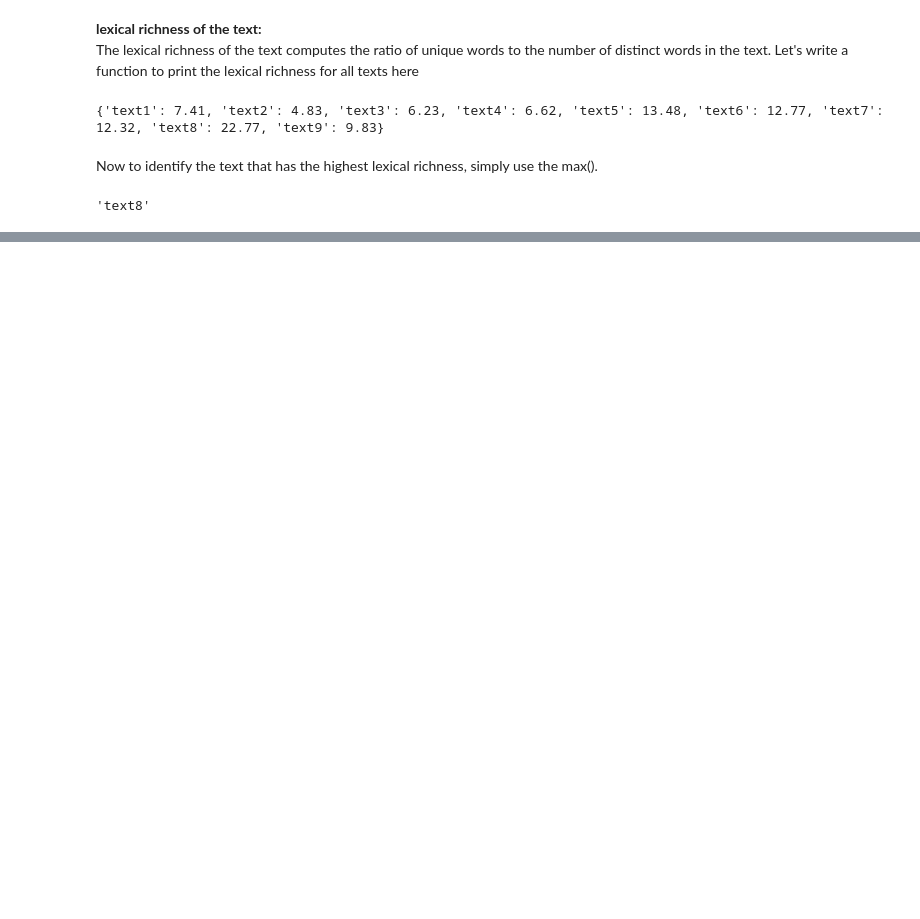
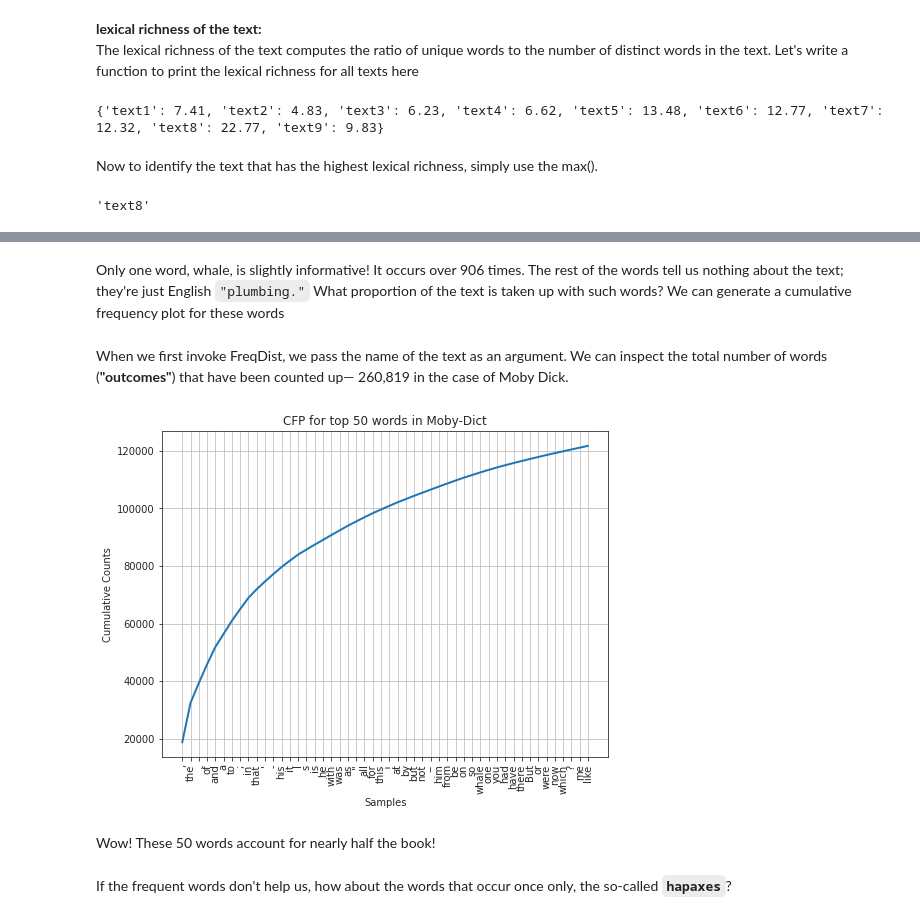
Before and after one commit to Lawrence-Krukrubo/Text-Based-AI, a Jupyter notebook: 1_getting_started_nltk.ipynb, the cells around one changed output, grey strips where cells are left out. Drawn from its saved outputs; the diff is of its cells as text; code cells hidden in the pictures; blank space fills up the shorter version.

Commit message:
Docs: Adding FreqDist plot and counting word frequencies

```diff
--- a/1_getting_started_nltk.ipynb
+++ b/1_getting_started_nltk.ipynb
@@ -201,0 +280,3 @@ max(lex_richness, key=lex_richness.get)
+# %%
+fdist1 = FreqDist(text1)
+print(fdist1)
@@ -201,0 +306,14 @@ max(lex_richness, key=lex_richness.get)
+# %% [markdown]
+Only one word, whale, is slightly informative! It occurs over 906 times. The rest of the words tell us nothing about the text; they're just English `"plumbing."` What proportion of the text is taken up with such words? We can generate a cumulative frequency plot for these words
+# %% [markdown]
+When we first invoke FreqDist, we pass the name of the text as an argument. We can inspect the total number of words (**"outcomes"**) that have been counted up— 260,819 in the case of Moby Dick.
+# %%
+plt.figure(figsize=(8,6))
+plt.title('CFP for top 50 words in Moby-Dict')
+fdist1.plot(50, cumulative=True)
+# %% [output]
+[figure, added]
+# %% [markdown]
+Wow! These 50 words account for nearly half the book!
+# %% [markdown]
+If the frequent words don't help us, how about the words that occur once only, the so-called **`hapaxes`**?
```
Also changed, not shown: parts of 31 cells of this notebook.
